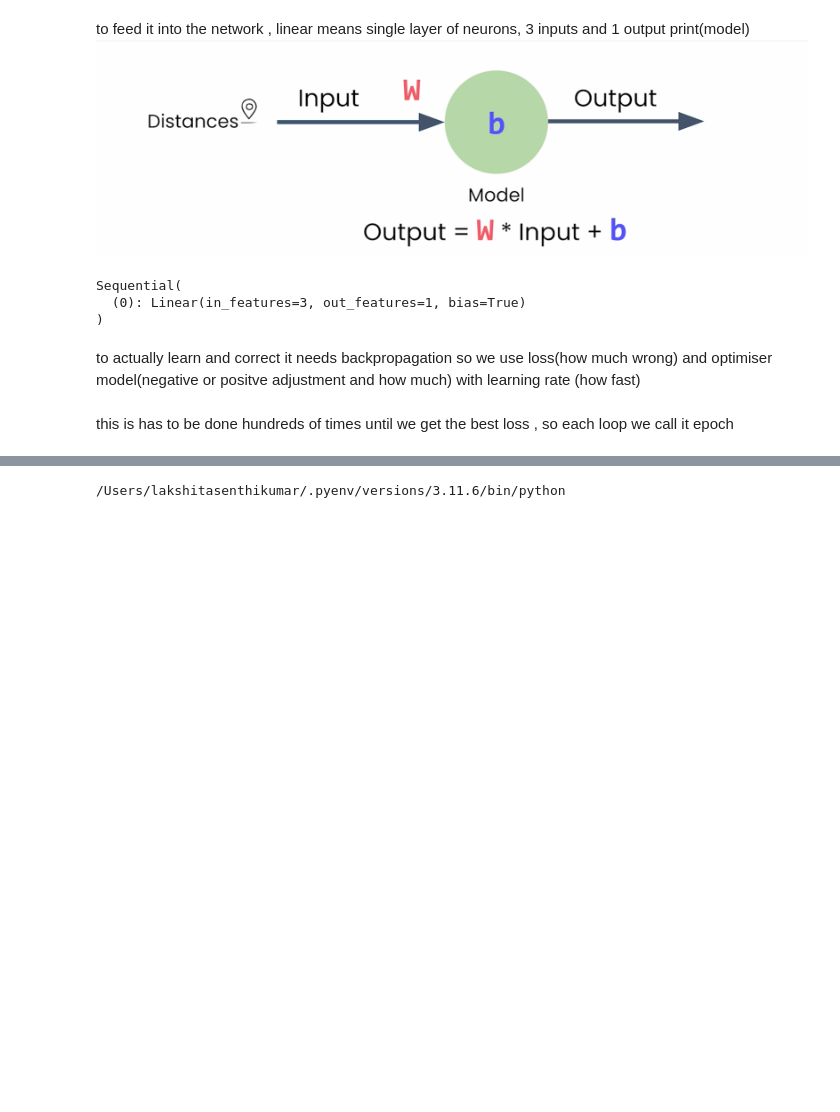
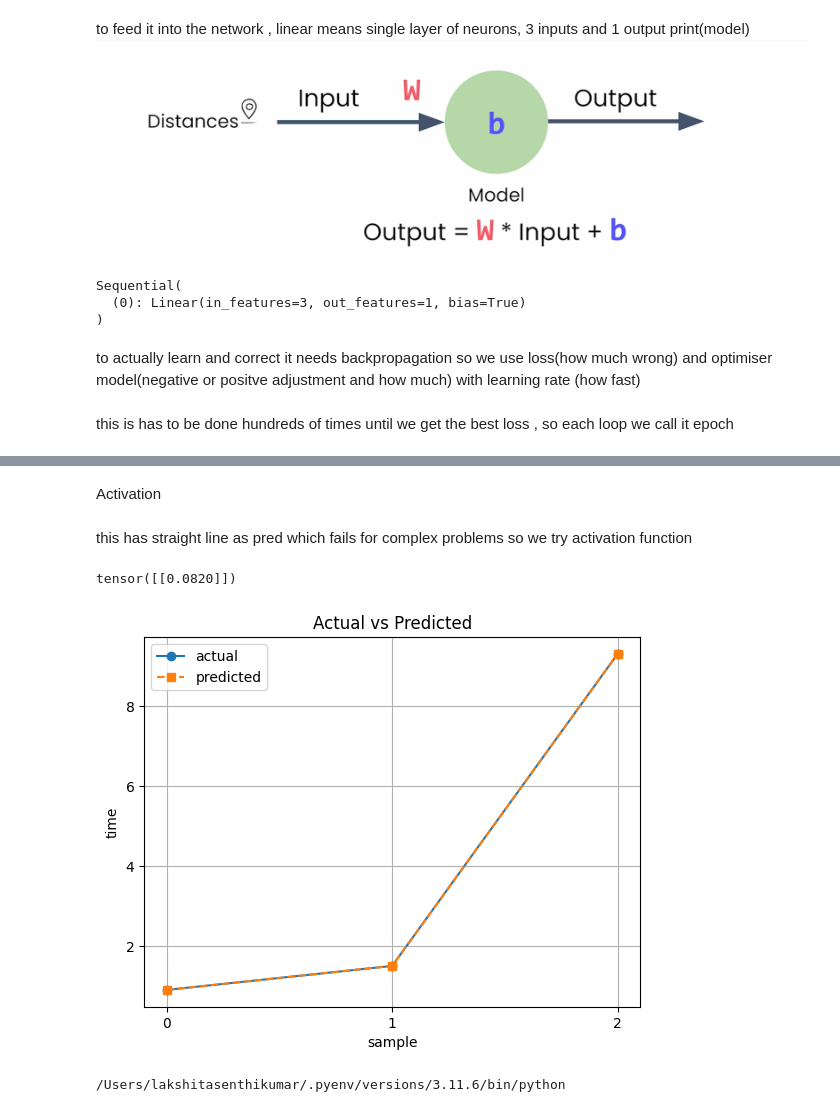
Before and after one commit to lakshitasenthilkumar20/Pytorch-learning, a Jupyter notebook: Course-1/module1.ipynb, the cells around one changed output, grey strips where cells are left out. Drawn from its saved outputs; the diff is of its cells as text; code cells hidden in the pictures; blank space fills up the shorter version.

Commit message:
acrivation function model

```diff
--- a/Course-1/module1.ipynb
+++ b/Course-1/module1.ipynb
@@ -50,3 +50,45 @@ tensor([[6.6481]])
+# %% [markdown]
+Activation
+# %% [markdown]
+this has straight line as pred which fails for complex problems so we try activation function
+# %%
+distance=torch.tensor([[0.7, 1.5, 2.0], [1.0, 5.0, 1.0], [6.0, 1.0, 1.0]],dtype=torch.float32)
+time=torch.tensor([[0.9], [1.5], [9.3]],dtype=torch.float32)
+# %%
+model2=nn.Sequential(nn.Linear(3,5),nn.Sigmoid(),nn.Linear(5,1))
+loss_function2=nn.MSELoss()
+optimizer2=optim.SGD(model2.parameters(),lr=learning_rate)
+for epoch in range(500):
+    optimizer2.zero_grad()
+    outputs=model2(distance)
+    loss=loss_function2(outputs,time)
+    loss.backward()
+    optimizer2.step()
+with torch.no_grad():
+    test_distance=torch.tensor([[9.0, 10.0, 11.0]],dtype=torch.float32)
+    pred_time=model2(test_distance)
+    print(pred_time)
+# %% [output]
+tensor([[0.0820]])
+# %%
+import matplotlib.pyplot as plt
+
+actual = time.numpy().flatten()
+predicted = outputs.detach().numpy().flatten()
+indices = range(len(actual))
+
+plt.figure()
+plt.plot(indices, actual, 'o-', label='actual')
+plt.plot(indices, predicted, 's--', label='predicted')
+plt.xticks(indices)
+plt.xlabel('sample')
+plt.ylabel('time')
+plt.title('Actual vs Predicted')
+plt.legend()
+plt.grid(True)
+plt.show()
+# %% [output]
+[figure, added]
 # %%
 import sys
 print(sys.executable)
```
Also changed, not shown: parts of 1 cell of this notebook.
